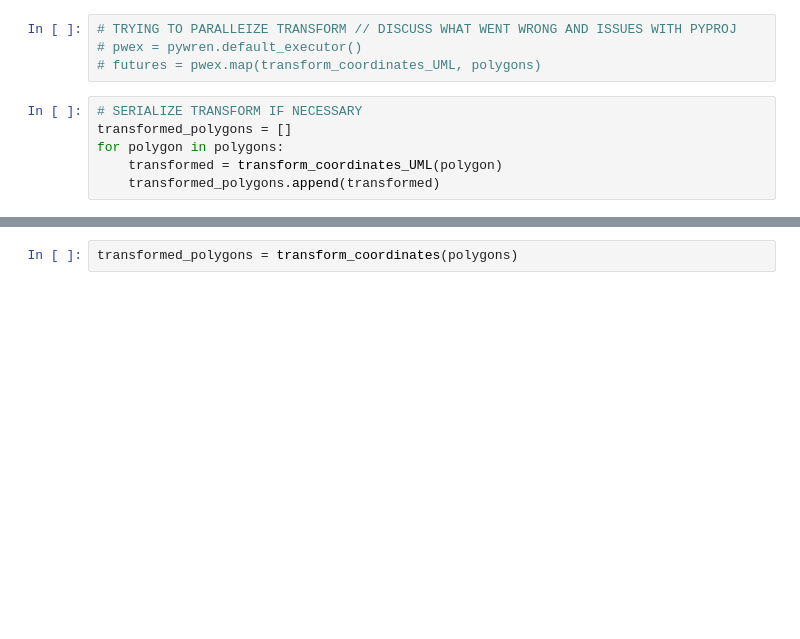
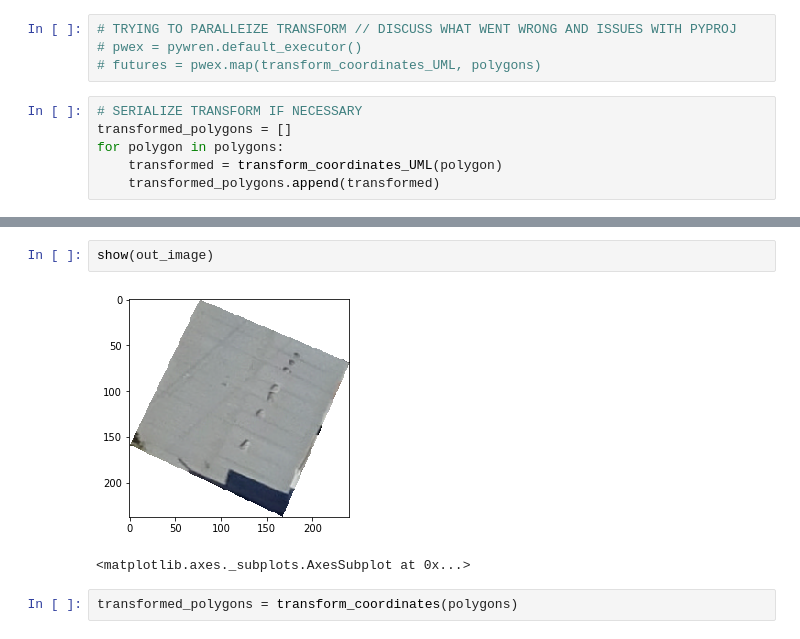
Before and after one commit to tamara-glazer/satellite-image-processing, a Jupyter notebook: map_get_geojson.ipynb, the cells around one changed output, grey strips where cells are left out. Saved outputs shown, nothing was run; the diff lists cells and outputs as text; blank space fills up the shorter version.

```diff
--- a/map_get_geojson.ipynb
+++ b/map_get_geojson.ipynb
@@ -245,3 +285,8 @@ for polygon in polygons:
+# %%
+show(out_image)
+# %% [output]
+[figure, added]
+<matplotlib.axes._subplots.AxesSubplot at 0x...>
 # %%
 transformed_polygons = transform_coordinates(polygons)
 # %%
```
Also changed, not shown: parts of 8 cells of this notebook.
